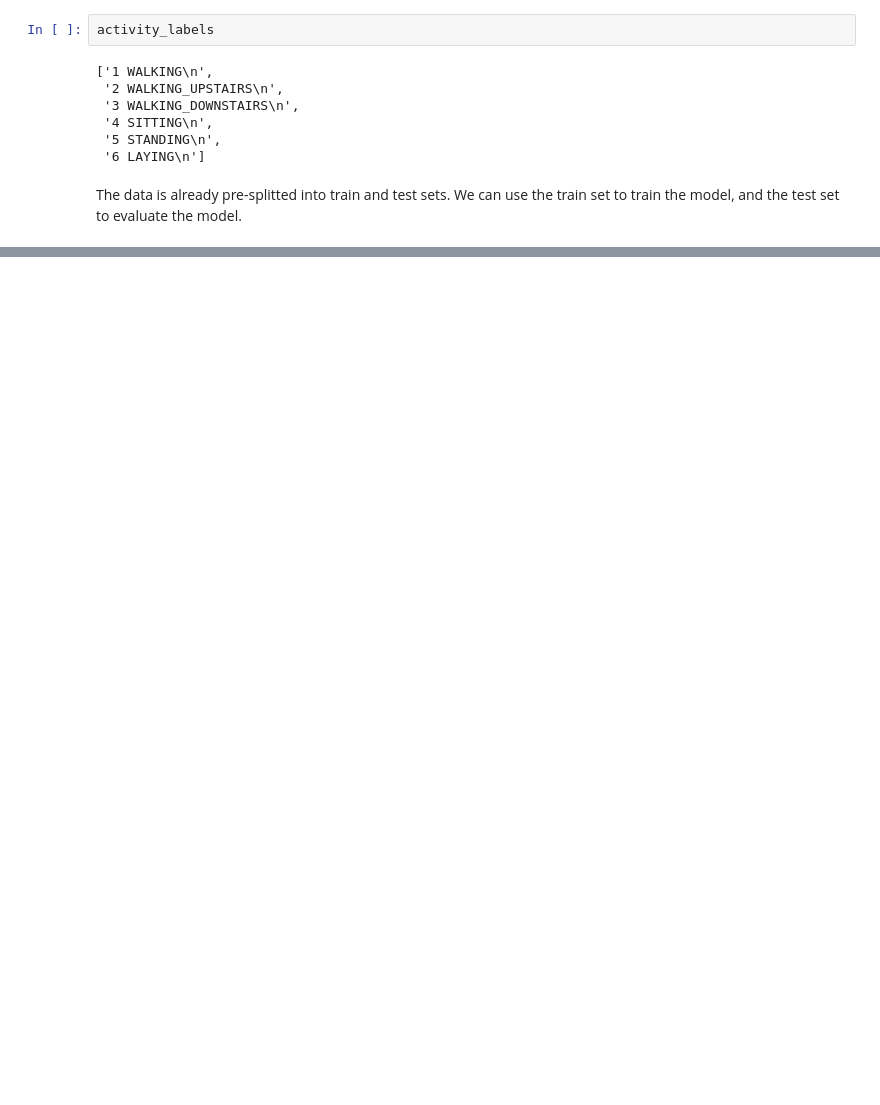
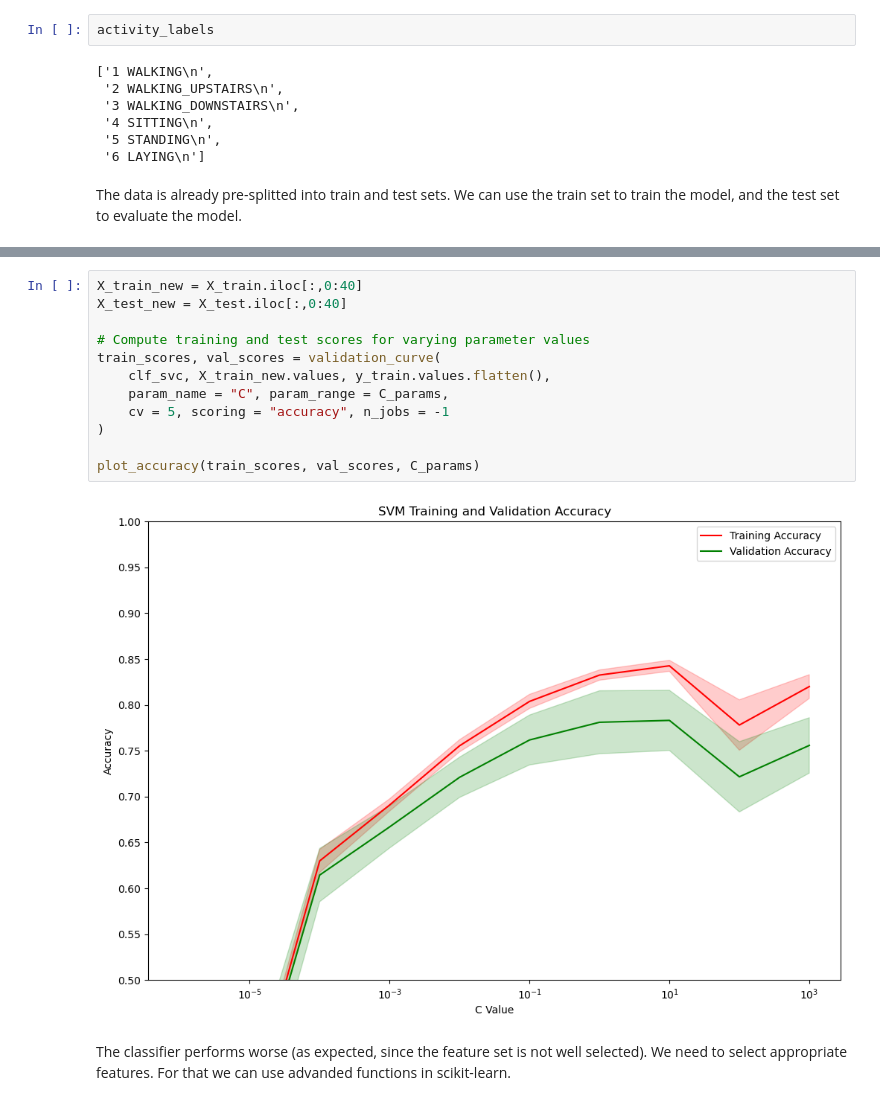
Before and after one commit to maishuji/ml-edge-build-ml-models-python, a Jupyter notebook: activity_recognition.ipynb, the cells around one changed output, grey strips where cells are left out. Cells and saved outputs as stored; diff of their text form; blank space fills up the shorter version.

```diff
--- a/activity_recognition.ipynb
+++ b/activity_recognition.ipynb
@@ -108,0 +263,17 @@ ParserError: Error tokenizing data. C error: Expected 662 fields in line 28, saw
+# %%
+X_train_new = X_train.iloc[:,0:40]
+X_test_new = X_test.iloc[:,0:40]
+
+# Compute training and test scores for varying parameter values
+train_scores, val_scores = validation_curve(
+    clf_svc, X_train_new.values, y_train.values.flatten(),
+    param_name = "C", param_range = C_params,
+    cv = 5, scoring = "accuracy", n_jobs = -1
+)
+
+plot_accuracy(train_scores, val_scores, C_params)
+# %% [output]
+[figure, added]
+# %% [markdown]
+The classifier performs worse (as expected, since the feature set is not well selected).
+We need to select appropriate features. For that we can use advanded functions in scikit-learn.
```
Also changed, not shown: parts of 30 cells of this notebook.
